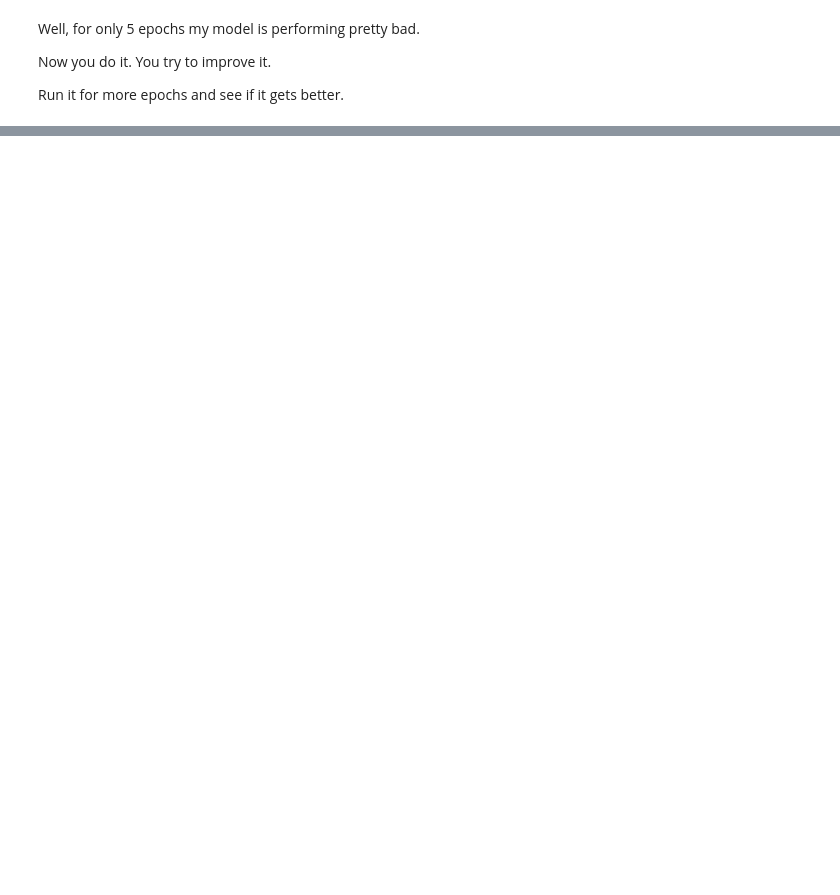
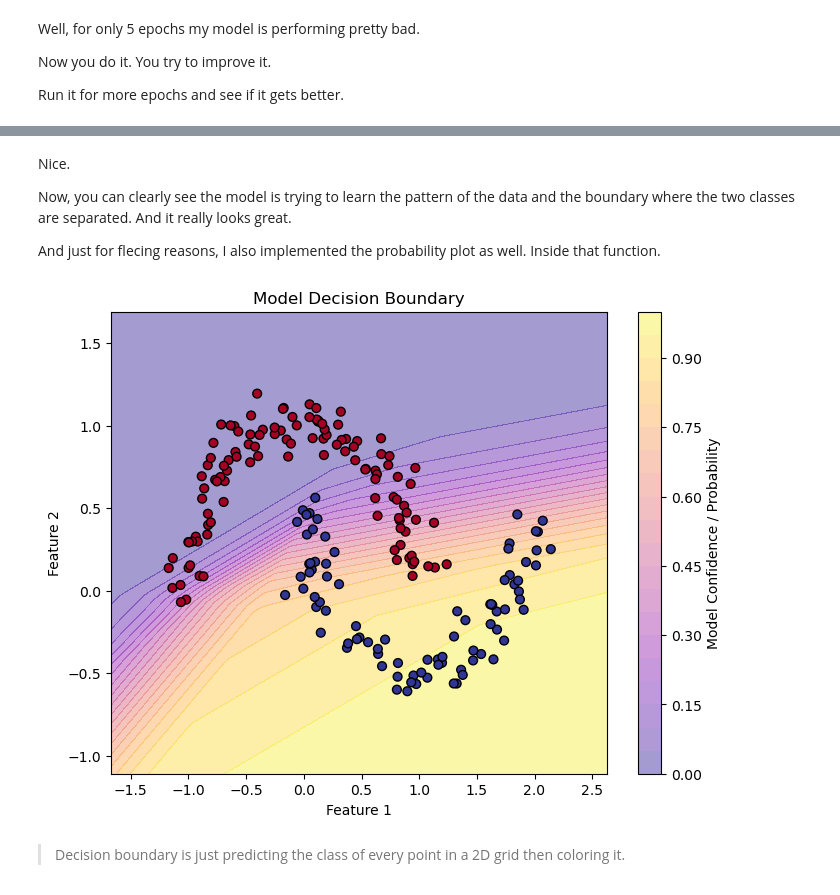
Before and after one commit to RishatTalukder/Deep_Learning_With_Tensorflow, a Jupyter notebook: 3_CLASSIFICATION/1_Neural_Network_Classification.ipynb, the cells around one changed output, grey strips where cells are left out. Saved outputs shown, nothing was run; the diff lists cells and outputs as text; code cells hidden in the pictures; blank space fills up the shorter version.

```diff
--- a/3_CLASSIFICATION/1_Neural_Network_Classification.ipynb
+++ b/3_CLASSIFICATION/1_Neural_Network_Classification.ipynb
@@ -475,0 +502,12 @@ plot_decision_boundary(model, data[['X1', 'X2']], data['y'], show_probabilities=
+# %% [markdown]
+Nice.
+
+Now, you can clearly see the model is trying to learn the pattern of the data and the boundary where the two classes are separated. And it really looks great.
+
+And just for flecing reasons, I also implemented the probability plot as well. Inside that function.
+# %%
+plot_decision_boundary(model, X_test, y_test, show_probabilities=True)
+# %% [output]
+[figure, added]
+# %% [markdown]
+> Decision boundary is just predicting the class of every point in a 2D grid then coloring it.
```
Also changed, not shown: parts of 11 cells of this notebook, 1 other file.
